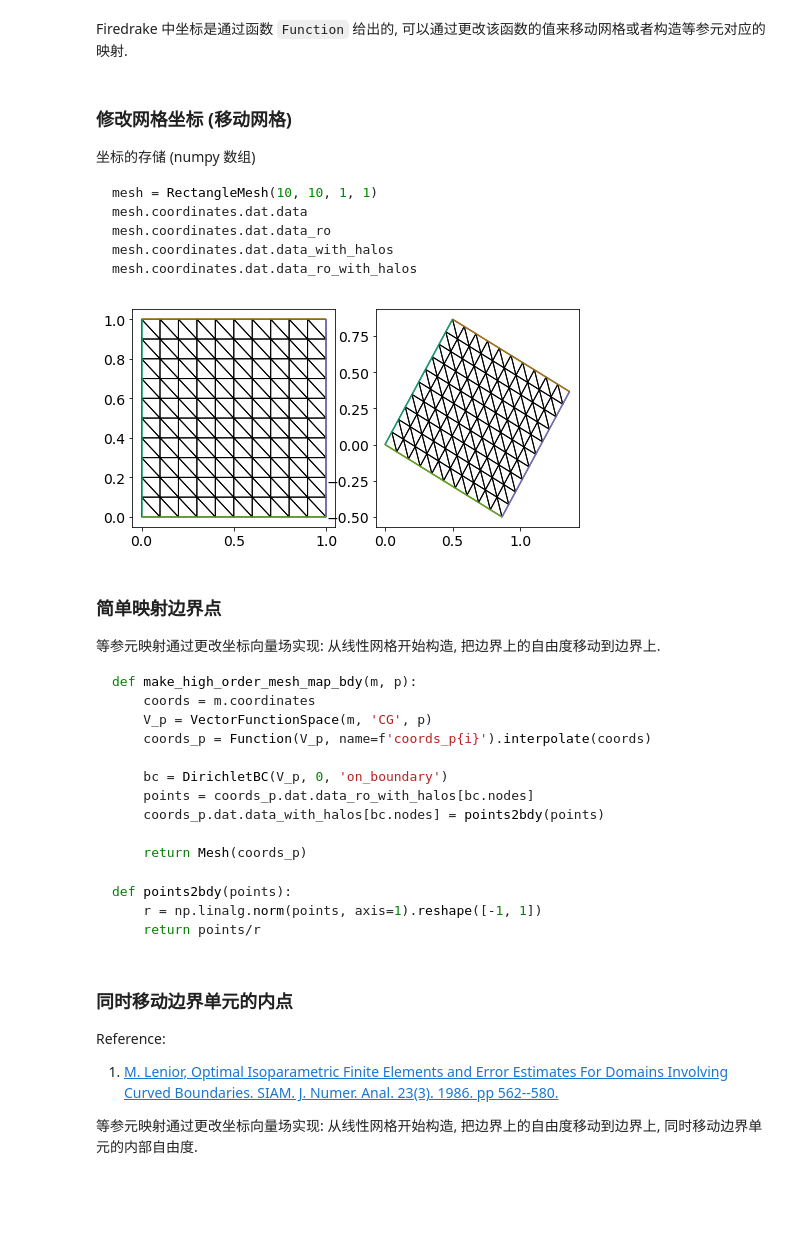
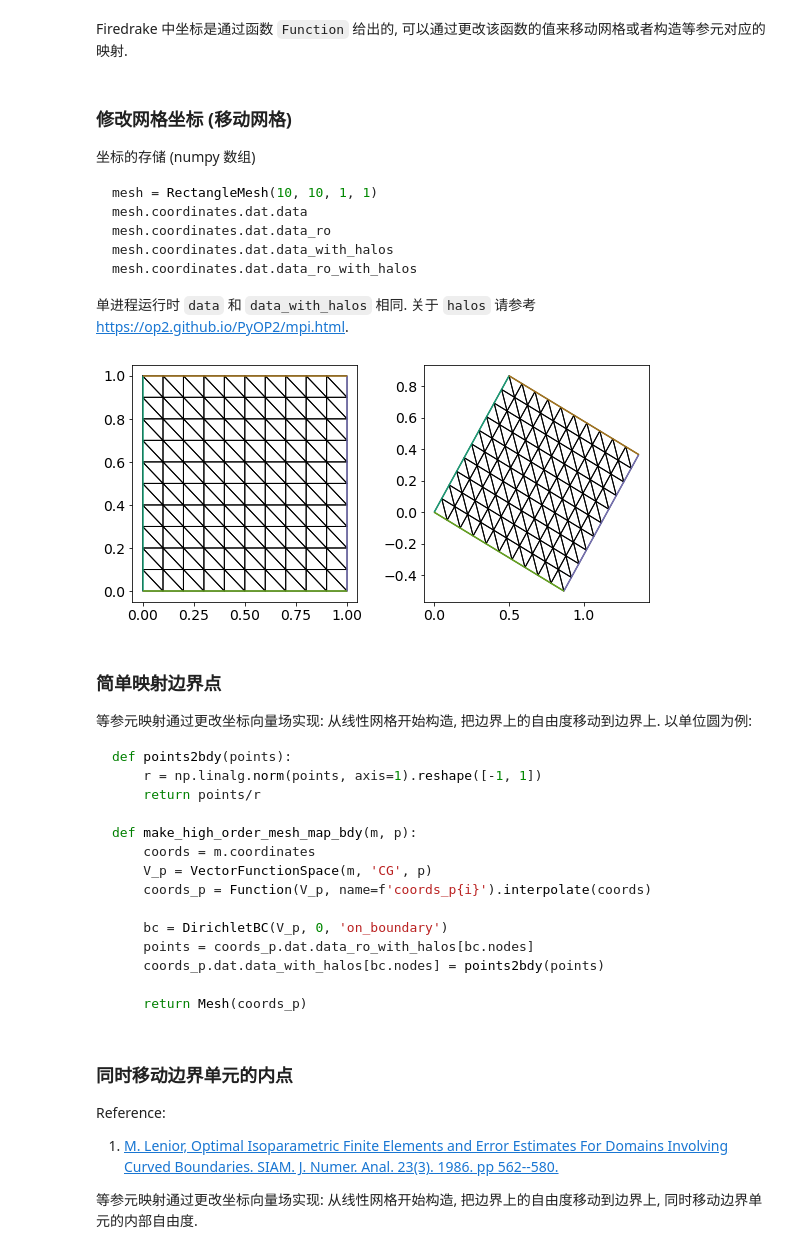
Before and after one commit to lrtfm/notes-for-firedrake, a Jupyter notebook: 02_firedrake_intro.ipynb, the cells around one changed output. Cells and saved outputs as stored; diff of their text form; code cells hidden in the pictures; blank space fills up the shorter version.

````diff
--- a/02_firedrake_intro.ipynb
+++ b/02_firedrake_intro.ipynb
@@ -1175,31 +1221,38 @@ mesh.coordinates.dat.data_ro
 mesh.coordinates.dat.data_with_halos
 mesh.coordinates.dat.data_ro_with_halos
 ```
+
+单进程运行时 `data` 和 `data_with_halos` 相同. 关于 `halos` 请参考 https://op2.github.io/PyOP2/mpi.html.
 # %%
 import numpy as np
 
 # test_mesh = UnitDiskMesh(refinement_level=3)
 test_mesh = RectangleMesh(10, 10, 1, 1)
 
 fig, ax = plt.subplots(1, 2, figsize=[8, 4])
 handle = triplot(test_mesh, axes=ax[0])
 
 theta = np.pi/6
 R = np.array([[np.cos(theta), - np.sin(theta)],
               [np.sin(theta),   np.cos(theta)]])
 
 # test_mesh.coordinates.dat.datas[:] = test_mesh.coordinates.dat.data_ro[:]@R
 test_mesh.coordinates.dat.data_with_halos[:] = test_mesh.coordinates.dat.data_ro_with_halos[:]@R
 
 handle = triplot(test_mesh, axes=ax[1])
+fig.tight_layout()
 # %% [output]
-[figure, old version]
+[figure, new version]
 # %% [markdown]
 ### 简单映射边界点
 
-等参元映射通过更改坐标向量场实现: 从线性网格开始构造, 把边界上的自由度移动到边界上.
+等参元映射通过更改坐标向量场实现: 从线性网格开始构造, 把边界上的自由度移动到边界上. 以单位圆为例:
 
 ```python
+def points2bdy(points):
+    r = np.linalg.norm(points, axis=1).reshape([-1, 1])
+    return points/r
+
 def make_high_order_mesh_map_bdy(m, p):
     coords = m.coordinates
     V_p = VectorFunctionSpace(m, 'CG', p)
@@ -1211,12 +1264,6 @@ def make_high_order_mesh_map_bdy(m, p):
 
     return Mesh(coords_p)
 ```
-
-```python
-def points2bdy(points):
-    r = np.linalg.norm(points, axis=1).reshape([-1, 1])
-    return points/r
-```
 # %% [markdown]
 ### 同时移动边界单元的内点
 
````
Also changed, not shown: parts of 14 cells of this notebook, 1 other file.
